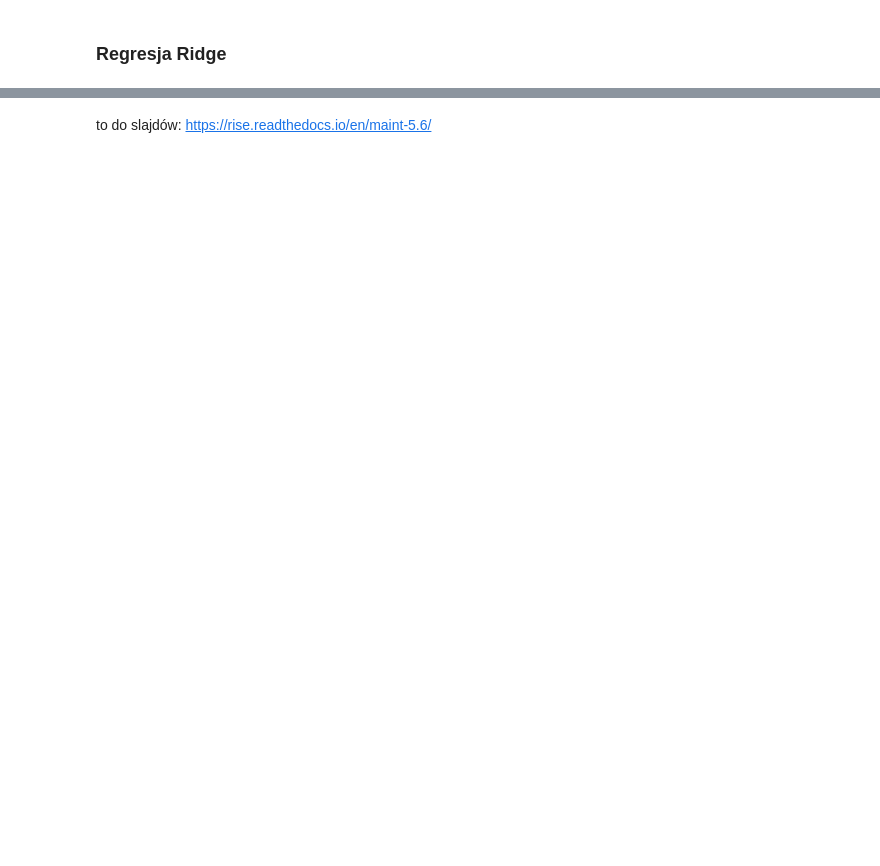
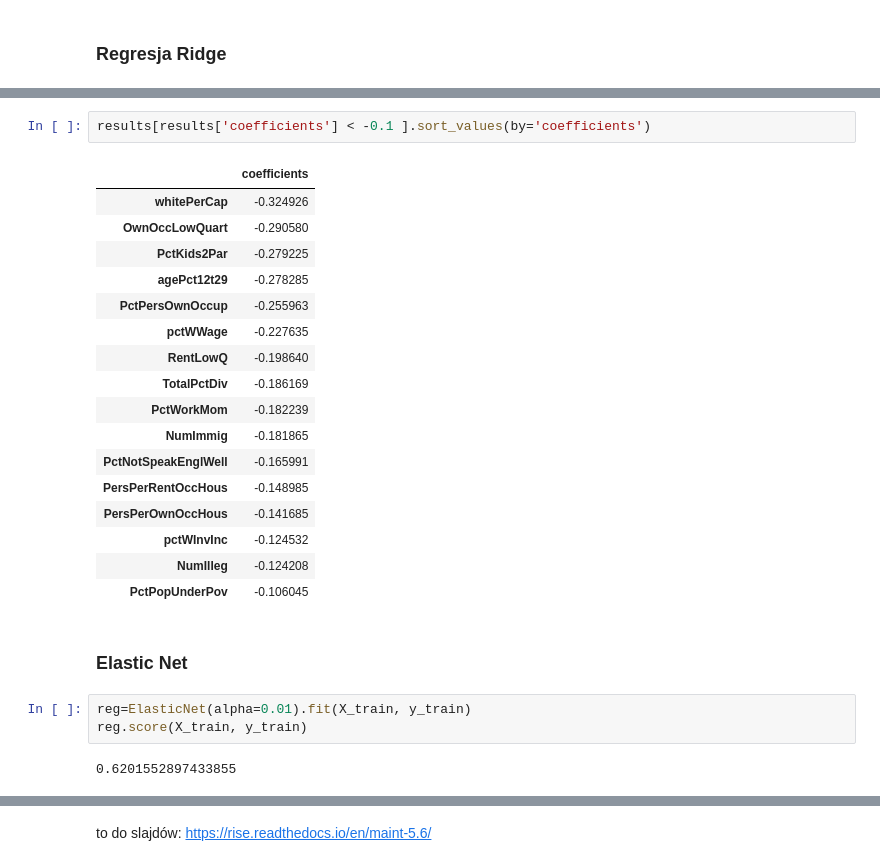
Before and after one commit to jakubkorczakowski/crime-percentage-prediction, a Jupyter notebook: Notebooks/MainNotebook.ipynb, the cells around one changed output, grey strips where cells are left out. Drawn from its saved outputs; the diff is of its cells as text; blank space fills up the shorter version.

```diff
--- a/Notebooks/MainNotebook.ipynb
+++ b/Notebooks/MainNotebook.ipynb
@@ -1157,0 +1265,27 @@ tak jak ridge
+# %%
+results[results['coefficients'] < -0.1 ].sort_values(by='coefficients')
+# %% [output]
+|  | coefficients |
+| whitePerCap | -0.324926 |
+| OwnOccLowQuart | -0.290580 |
+| PctKids2Par | -0.279225 |
+| agePct12t29 | -0.278285 |
+| PctPersOwnOccup | -0.255963 |
+| pctWWage | -0.227635 |
+| RentLowQ | -0.198640 |
+| TotalPctDiv | -0.186169 |
+| PctWorkMom | -0.182239 |
+| NumImmig | -0.181865 |
+| PctNotSpeakEnglWell | -0.165991 |
+| PersPerRentOccHous | -0.148985 |
+| PersPerOwnOccHous | -0.141685 |
+| pctWInvInc | -0.124532 |
+| NumIlleg | -0.124208 |
+| PctPopUnderPov | -0.106045 |
+# %% [markdown]
+### Elastic Net
+# %%
+reg=ElasticNet(alpha=0.01).fit(X_train, y_train)
+reg.score(X_train, y_train)
+# %% [output]
+0.6201552897433855
```
Also changed, not shown: parts of 56 cells of this notebook, 1 other file.
